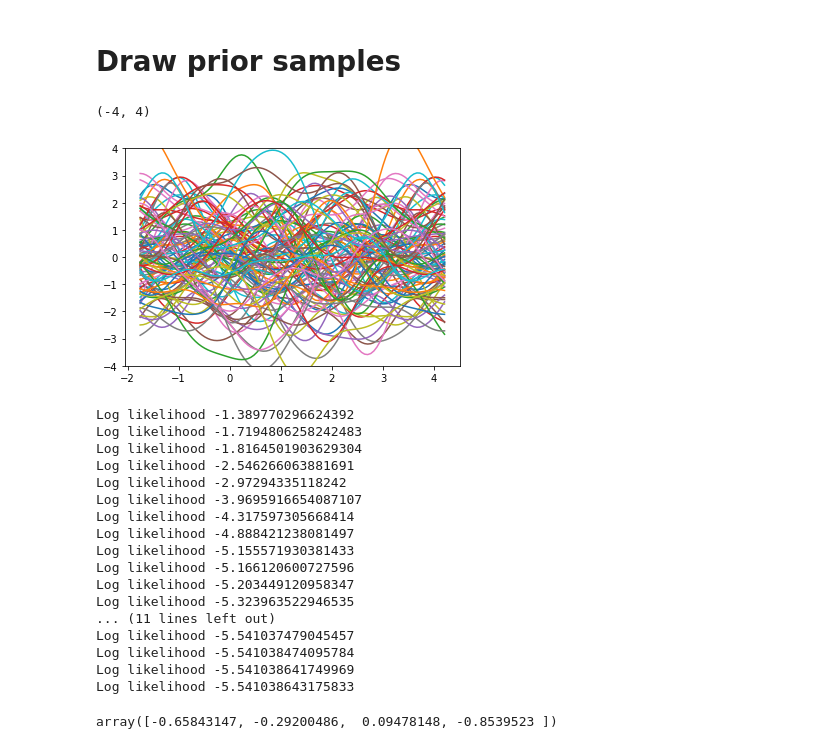
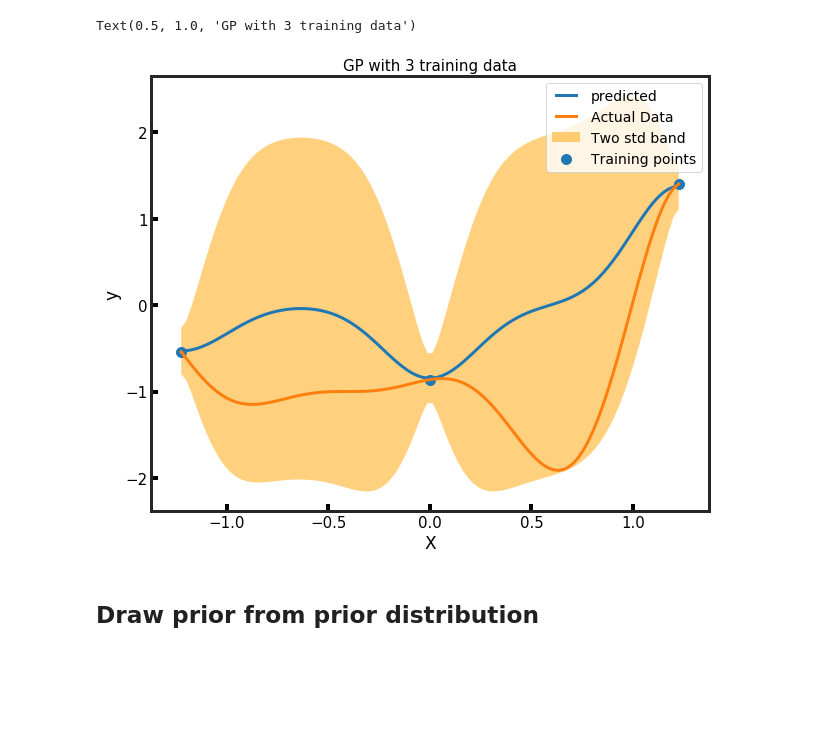
Before and after one commit to Yusheng-cai/Gaussian_process, a Jupyter notebook: GP_run.ipynb, the cells around one changed output. Drawn from its saved outputs; the diff is of its cells as text; code cells hidden in the pictures; blank space fills up the shorter version.

Commit message:
added functionality in GP where we want draw prior and posterior

```diff
--- a/GP_run.ipynb
+++ b/GP_run.ipynb
@@ -105,52 +153,23 @@ plt.plot(X_star*X_s+X_m,mu*y_s+y_m)
+# %%
+model1.train()
+mu,cov,pos_samples = model1.draw_posterior(Xtest,20)
+lower = mu.flatten() - 2*np.sqrt(np.abs(np.diag(cov)))
+upper = mu.flatten() + 2*np.sqrt(np.abs(np.diag(cov)))
+
+fig = plt.figure()
+ax = fig.add_subplot(111)
+ax.fill_between(Xtest.flatten(), lower.flatten(), upper.flatten(),
+                 facecolor='orange', alpha=0.5, label="Two std band")
+ax.plot(Xtest,mu.flatten(),label='predicted')
+ax.plot(Xtest,ytest,label='Actual Data')
+ax.scatter(X,y,label='Training points',s=100)
+ax.tick_params(direction='in',width=4)
+ax.set_xlabel("X")
+ax.set_ylabel("y")
+ax.legend(fontsize=14)
+ax.set_title("GP with {} training data".format(N))
+# %% [output]
+Text(0.5, 1.0, 'GP with 3 training data')
+[figure, added]
 # %% [markdown]
-# Draw prior samples
+## Draw prior from prior distribution
-# %%
-num_prior = 100
-# guessed hyperparameters
-hyp0 = np.log(np.ones((d+1,)))
-sigma_n = np.array([-1])
-hyp = np.concatenate([hyp0,sigma_n])
-
-sigma_f_sin = np.array([np.log(2)])
-hyp_sin0 = np.log(np.ones((d,)))
-period = np.array([np.log(5)])
-hyp_sin = np.concatenate([sigma_f_sin,hyp_sin0,period,sigma_n])
-
-# number of test points for prior
-test_num = 100
-xtest = np.linspace(-0.5,2,test_num)[:,np.newaxis]
-xtest = (xtest-xmean)/xstd
-
-# find prior covariance
-cov = periodic_kernel(xtest,xtest,hyp_sin[:-1])
-ytest = np.random.multivariate_normal(np.zeros((len(xtest),)),cov,size=num_prior)
-for i in range(ytest.shape[0]):
-    plt.plot(xtest,ytest[i])
-plt.ylim(-4,4)
-# %% [output]
-(-4, 4)
-[figure, removed]
-# %%
-hyp_final = GP_model.train(hyp_sin)
-# %% [output]
-Log likelihood -1.389770296624392
-Log likelihood -1.7194806258242483
-Log likelihood -1.8164501903629304
-Log likelihood -2.546266063881691
-Log likelihood -2.97294335118242
-Log likelihood -3.9695916654087107
-Log likelihood -4.317597305668414
-Log likelihood -4.888421238081497
-Log likelihood -5.155571930381433
-Log likelihood -5.166120600727596
-Log likelihood -5.203449120958347
-Log likelihood -5.323963522946535
-... (11 lines left out)
-Log likelihood -5.541037479045457
-Log likelihood -5.541038474095784
-Log likelihood -5.541038641749969
-Log likelihood -5.541038643175833
-# %%
-hyp_final
-# %% [output]
-array([-0.65843147, -0.29200486,  0.09478148, -0.8539523 ])
```
Also changed, not shown: parts of 10 cells of this notebook, 1 other file.
